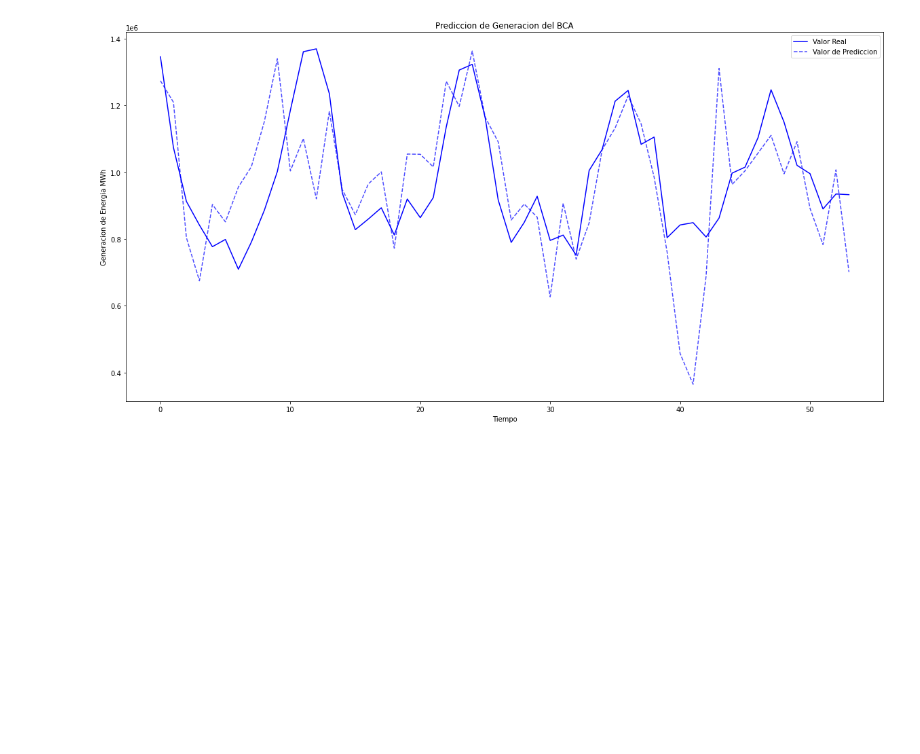
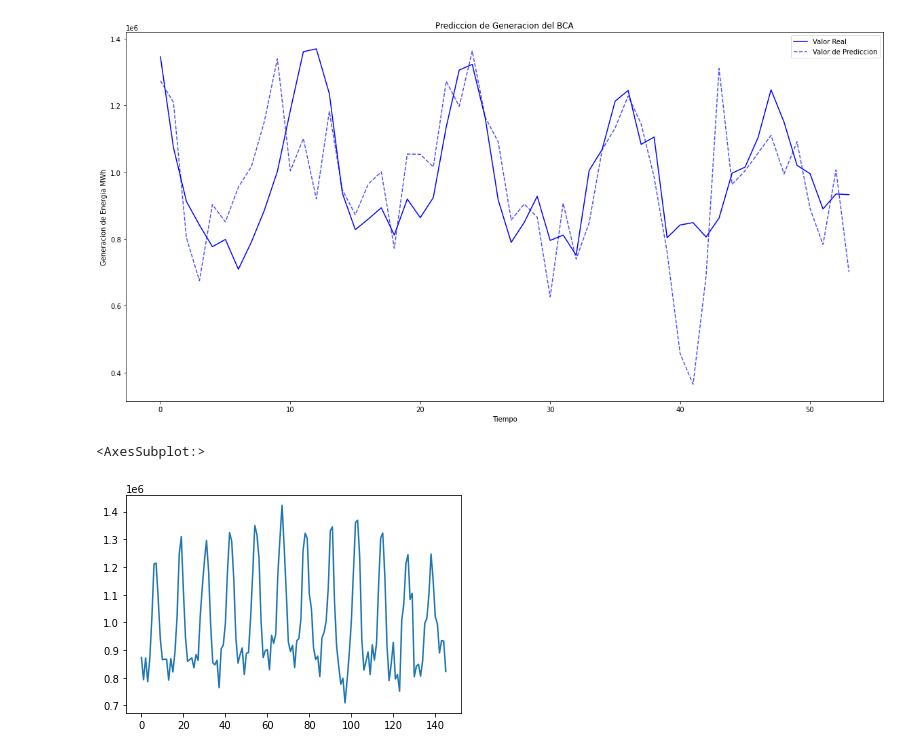
Before and after one commit to rosalesmm/ProyectoBEDU, a Jupyter notebook: Proyecto_BEDU_3.ipynb, the cells around one changed output. Cells and saved outputs as stored; diff of their text form; code cells hidden in the pictures; blank space fills up the shorter version.

```diff
--- a/Proyecto_BEDU_3.ipynb
+++ b/Proyecto_BEDU_3.ipynb
@@ -216,3 +216,13 @@ plt.legend()
 plt.show()
 # %% [output]
 [figure]
+# %%
+df
+df.isna().sum()
+
+df.describe()
+
+df['bca'].plot()
+# %% [output]
+<AxesSubplot:>
+[figure, added]
```
Also changed, not shown: parts of 11 cells of this notebook.
